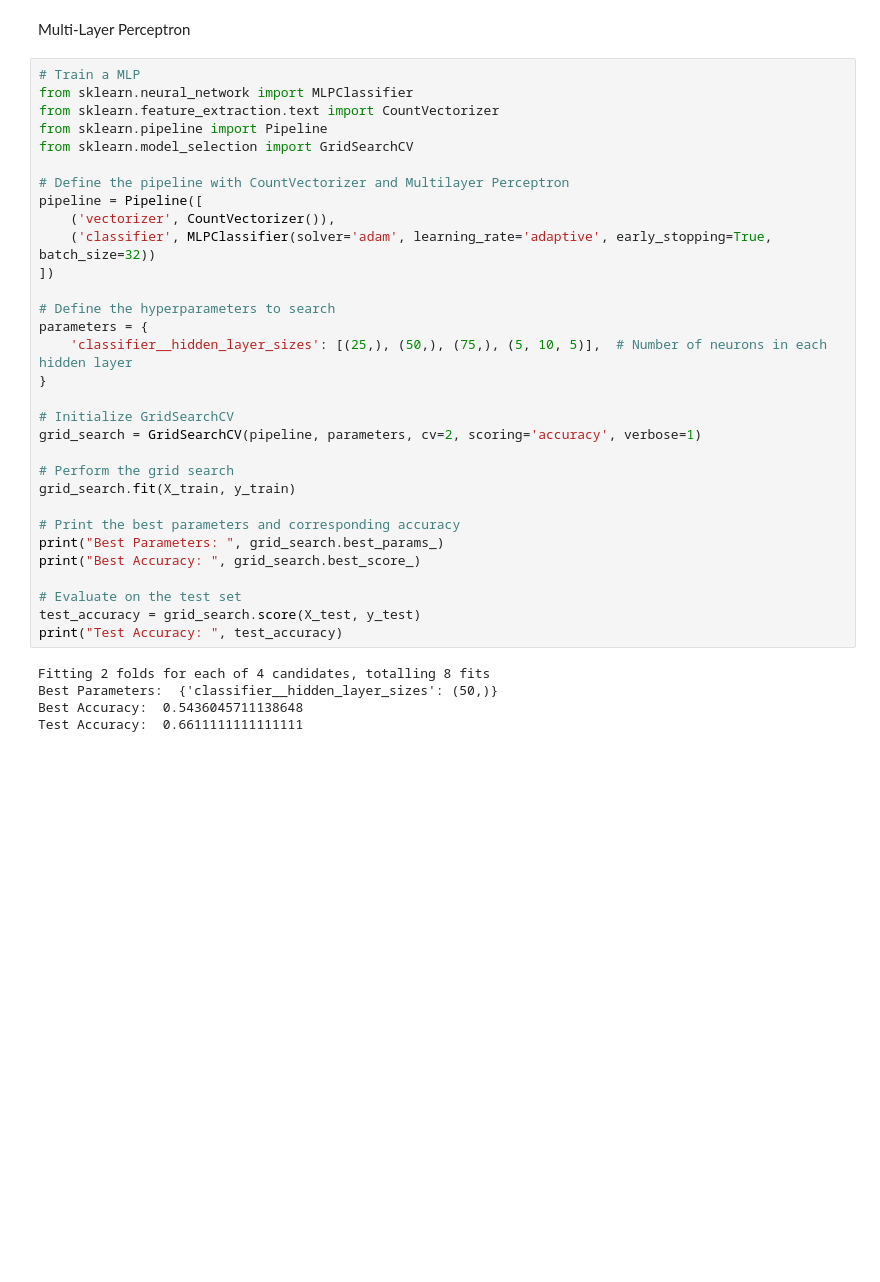
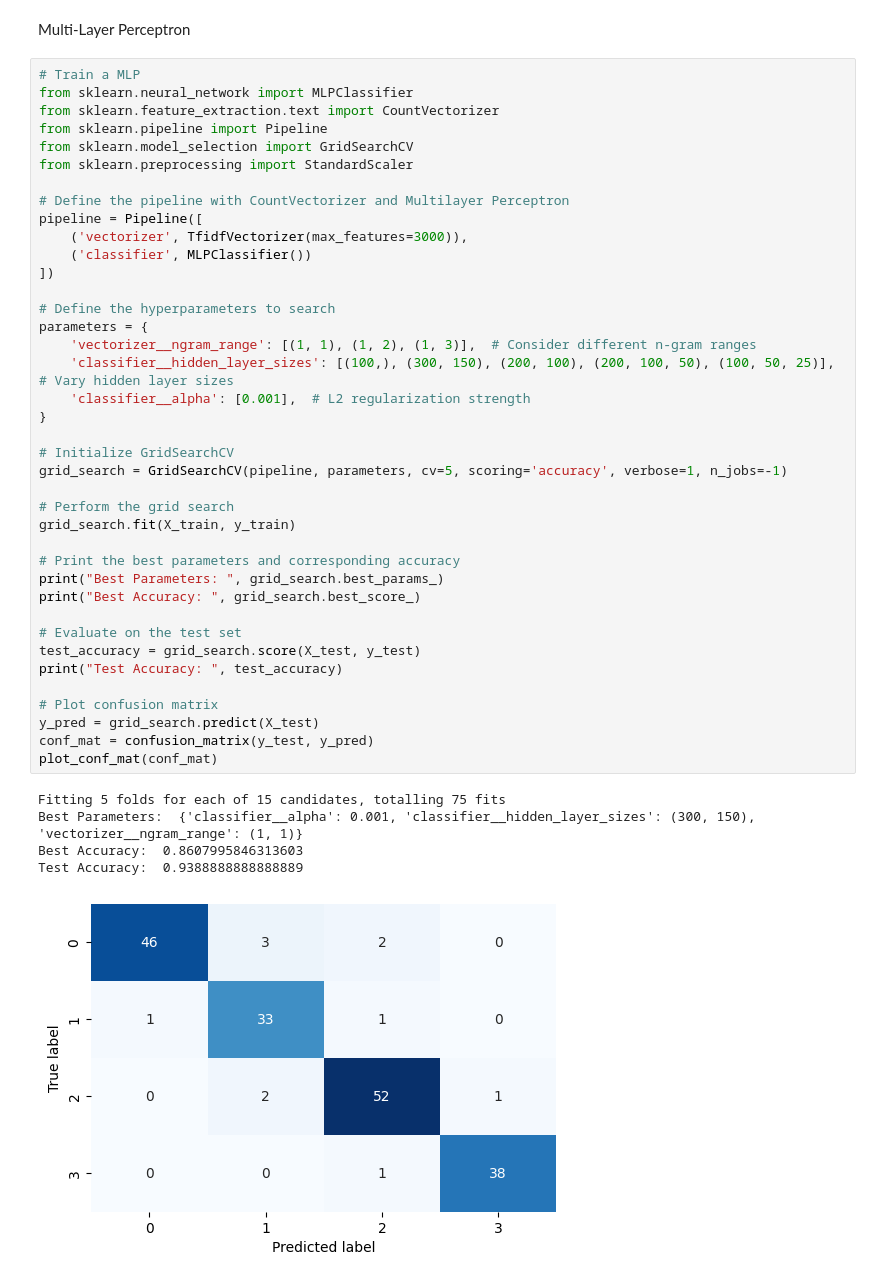
Before and after one commit to faverogian/ECSE551, a Jupyter notebook: Project 2/testing.ipynb, the cells around one changed output. Cells and saved outputs as stored; diff of their text form; blank space fills up the shorter version.

```diff
--- a/Project 2/testing.ipynb
+++ b/Project 2/testing.ipynb
@@ -100,36 +132,45 @@ Multi-Layer Perceptron
 # %%
 # Train a MLP
 from sklearn.neural_network import MLPClassifier
 from sklearn.feature_extraction.text import CountVectorizer
 from sklearn.pipeline import Pipeline
 from sklearn.model_selection import GridSearchCV
+from sklearn.preprocessing import StandardScaler
 
 # Define the pipeline with CountVectorizer and Multilayer Perceptron
 pipeline = Pipeline([
-    ('vectorizer', CountVectorizer()),
-    ('classifier', MLPClassifier(solver='adam', learning_rate='adaptive', early_stopping=True, batch_size=32))
+    ('vectorizer', TfidfVectorizer(max_features=3000)),
+    ('classifier', MLPClassifier())
 ])
 
 # Define the hyperparameters to search
 parameters = {
-    'classifier__hidden_layer_sizes': [(25,), (50,), (75,), (5, 10, 5)],  # Number of neurons in each hidden layer
+    'vectorizer__ngram_range': [(1, 1), (1, 2), (1, 3)],  # Consider different n-gram ranges
+    'classifier__hidden_layer_sizes': [(100,), (300, 150), (200, 100), (200, 100, 50), (100, 50, 25)],  # Vary hidden layer sizes
+    'classifier__alpha': [0.001],  # L2 regularization strength
 }
 
 # Initialize GridSearchCV
-grid_search = GridSearchCV(pipeline, parameters, cv=2, scoring='accuracy', verbose=1)
+grid_search = GridSearchCV(pipeline, parameters, cv=5, scoring='accuracy', verbose=1, n_jobs=-1)
 
 # Perform the grid search
 grid_search.fit(X_train, y_train)
 
 # Print the best parameters and corresponding accuracy
 print("Best Parameters: ", grid_search.best_params_)
 print("Best Accuracy: ", grid_search.best_score_)
 
 # Evaluate on the test set
 test_accuracy = grid_search.score(X_test, y_test)
 print("Test Accuracy: ", test_accuracy)
+
+# Plot confusion matrix
+y_pred = grid_search.predict(X_test)
+conf_mat = confusion_matrix(y_test, y_pred)
+plot_conf_mat(conf_mat)
 # %% [output]
-Fitting 2 folds for each of 4 candidates, totalling 8 fits
-Best Parameters:  {'classifier__hidden_layer_sizes': (50,)}
-Best Accuracy:  0.5436045711138648
-Test Accuracy:  0.6611111111111111
+Fitting 5 folds for each of 15 candidates, totalling 75 fits
+Best Parameters:  {'classifier__alpha': 0.001, 'classifier__hidden_layer_sizes': (300, 150), 'vectorizer__ngram_range': (1, 1)}
+Best Accuracy:  0.8607995846313603
+Test Accuracy:  0.9388888888888889
+[figure, added]
```
Also changed, not shown: parts of 12 cells of this notebook, 3 other files.
